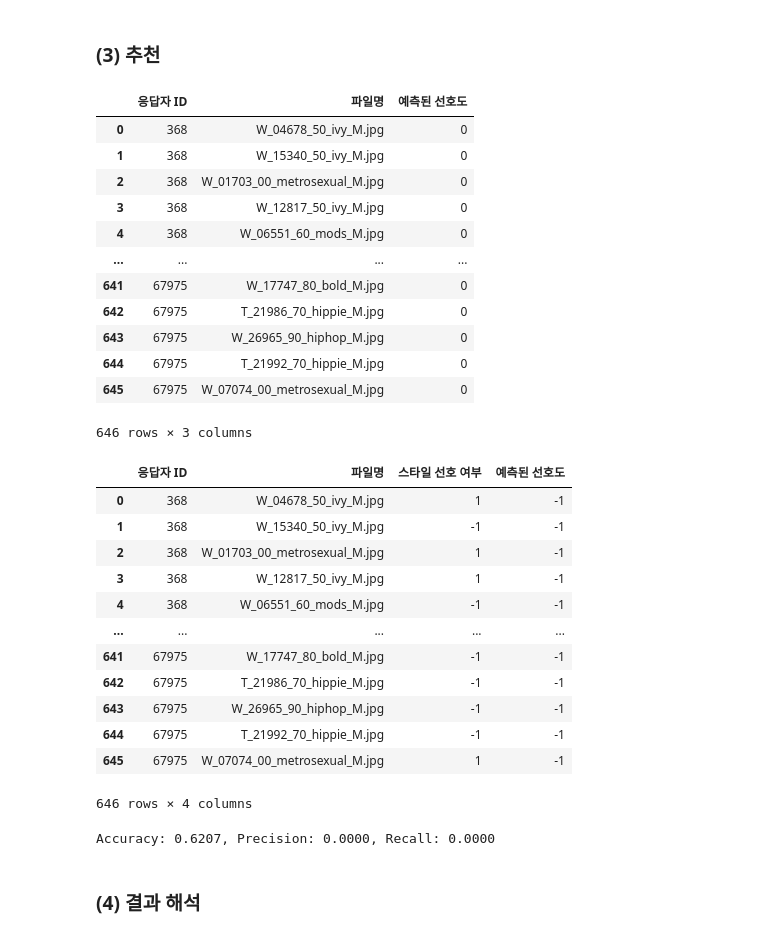
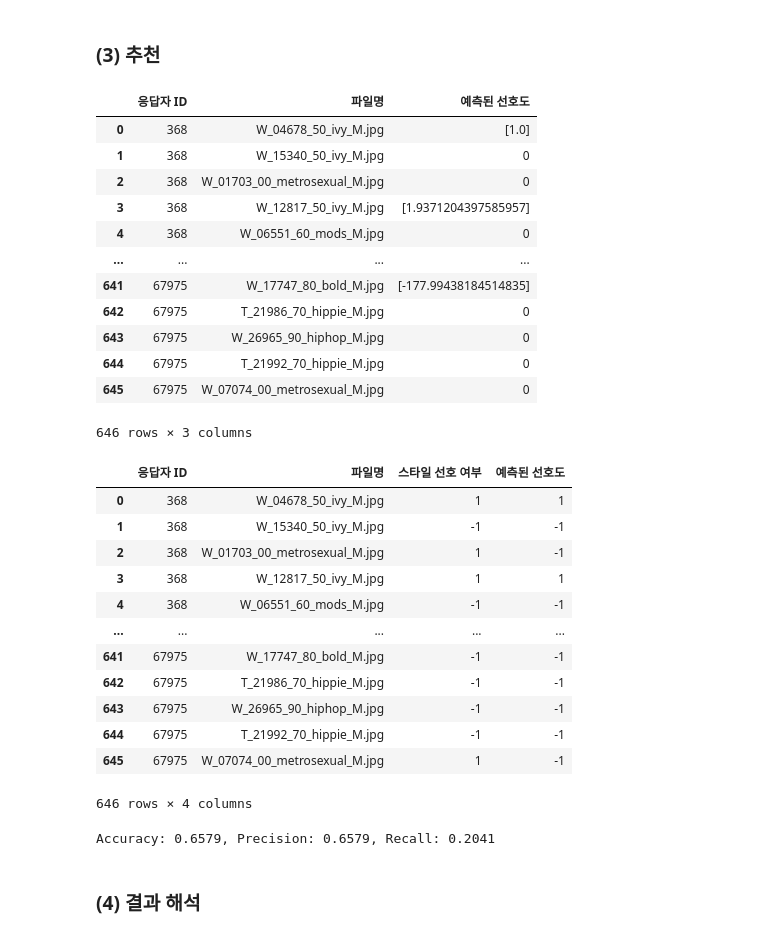
Before and after one commit to editdiary/DCC, a Jupyter notebook: Mission3/mission3-1.ipynb, the cells around one changed output. Saved outputs shown, nothing was run; the diff lists cells and outputs as text; code cells hidden in the pictures.

```diff
--- a/Mission3/mission3-1.ipynb
+++ b/Mission3/mission3-1.ipynb
@@ -149,7 +172,7 @@ def predict_rating(dup_top100_pref, item_similarity_df, mask_df, item_user_matri
 
         # 유사도가 임계값 이상인 항목들만 추출(!임계값은 변경 가능)
         similar_items = similar_items.sort_values(ascending=False)
-        top_similar_items = similar_items[similar_items >= 0.5]     # 임계값: 0.5
+        top_similar_items = similar_items[similar_items >= 0.7]     # 임계값: 0.7
 
         # top_similar_items의 유사도에 사용자 평점을 가중 평균하여 예측 평점 계산
         weighted_ratings_sum = 0    # 가중 평점의 합(분자)
@@ -311,47 +357,47 @@ def predict_rating(dup_top100_pref, user_similarity_df, mask_df, user_item_matri
 
         # 유사도가 임계값 이상인 항목들만 추출(!임계값은 변경 가능)
         similar_users = similar_users.sort_values(ascending=False)
-        top_similar_users = similar_users[similar_users >= 0.5]     # 임계값: 0.5
-        #top_similar_users = similar_users
+        #top_similar_users = similar_users[similar_users >= 0.5]
+        top_similar_users = similar_users       # 유사도가 너무 낮아서 모든 유저를 고려
 
         # top_similar_users의 유사도에 사용자 평점을 가중 평균하여 예측 평점 계산
         weighted_ratings_sum = 0    # 가중 평점의 합(분자)
         similarity_sum = 0          # 모든 유사도의 합(분모)
 
         # item을 평가한 user만 고려하여 선호도 예측
         for similar_user in top_similar_users.index:
             if similar_user == user_id:    # 자기 자신은 제외
                 continue
             similarity = top_similar_users[similar_user]
             rating = user_item_matrix[[item]].loc[similar_user].values
             weighted_ratings_sum += similarity * rating
             similarity_sum += similarity
 
         if similarity_sum != 0:
             predicted_rating = weighted_ratings_sum / similarity_sum
         else:
             predicted_rating = 0
 
         # 예측된 선호도 저장
         predicted_ratings.append([user_id, item, predicted_rating])
 
     # 다루기 쉽게 DataFrame으로 변환
     predicted_df = pd.DataFrame(predicted_ratings, columns=['응답자 ID', '파일명', '예측된 선호도'])
 
     return predicted_df
 
 
 predicted_ratings = predict_rating(dup_top100_pref, t_user_similarity_df, t_mask, t_user_item_matrix)
 predicted_ratings
 # %% [output]
 |  | 응답자 ID | 파일명 | 예측된 선호도 |
-| 0 | 368 | W_04678_50_ivy_M.jpg | 0 |
+| 0 | 368 | W_04678_50_ivy_M.jpg | [1.0] |
 | 1 | 368 | W_15340_50_ivy_M.jpg | 0 |
 | 2 | 368 | W_01703_00_metrosexual_M.jpg | 0 |
-| 3 | 368 | W_12817_50_ivy_M.jpg | 0 |
+| 3 | 368 | W_12817_50_ivy_M.jpg | [1.9371204397585957] |
 | 4 | 368 | W_06551_60_mods_M.jpg | 0 |
 | ... | ... | ... | ... |
-| 641 | 67975 | W_17747_80_bold_M.jpg | 0 |
+| 641 | 67975 | W_17747_80_bold_M.jpg | [-177.99438184514835] |
 | 642 | 67975 | T_21986_70_hippie_M.jpg | 0 |
 | 643 | 67975 | W_26965_90_hiphop_M.jpg | 0 |
 | 644 | 67975 | T_21992_70_hippie_M.jpg | 0 |
@@ -367,10 +413,10 @@ total_dup_pref['예측된 선호도'] = total_dup_pref['예측된 선호도'].ap
 total_dup_pref
 # %% [output]
 |  | 응답자 ID | 파일명 | 스타일 선호 여부 | 예측된 선호도 |
-| 0 | 368 | W_04678_50_ivy_M.jpg | 1 | -1 |
+| 0 | 368 | W_04678_50_ivy_M.jpg | 1 | 1 |
 | 1 | 368 | W_15340_50_ivy_M.jpg | -1 | -1 |
 | 2 | 368 | W_01703_00_metrosexual_M.jpg | 1 | -1 |
-| 3 | 368 | W_12817_50_ivy_M.jpg | 1 | -1 |
+| 3 | 368 | W_12817_50_ivy_M.jpg | 1 | 1 |
 | 4 | 368 | W_06551_60_mods_M.jpg | -1 | -1 |
 | ... | ... | ... | ... | ... |
 | 641 | 67975 | W_17747_80_bold_M.jpg | -1 | -1 |
@@ -389,7 +435,7 @@ recall = recall_score(total_dup_pref['스타일 선호 여부'], total_dup_pref[
 
 print(f"Accuracy: {accuracy:.4f}, Precision: {precision:.4f}, Recall: {recall:.4f}")
 # %% [output]
-Accuracy: 0.6207, Precision: 0.0000, Recall: 0.0000
+Accuracy: 0.6579, Precision: 0.6579, Recall: 0.2041
 # %% [markdown]
 ### (4) 결과 해석
 # %% [markdown]
```
Also changed, not shown: parts of 7 cells of this notebook.
